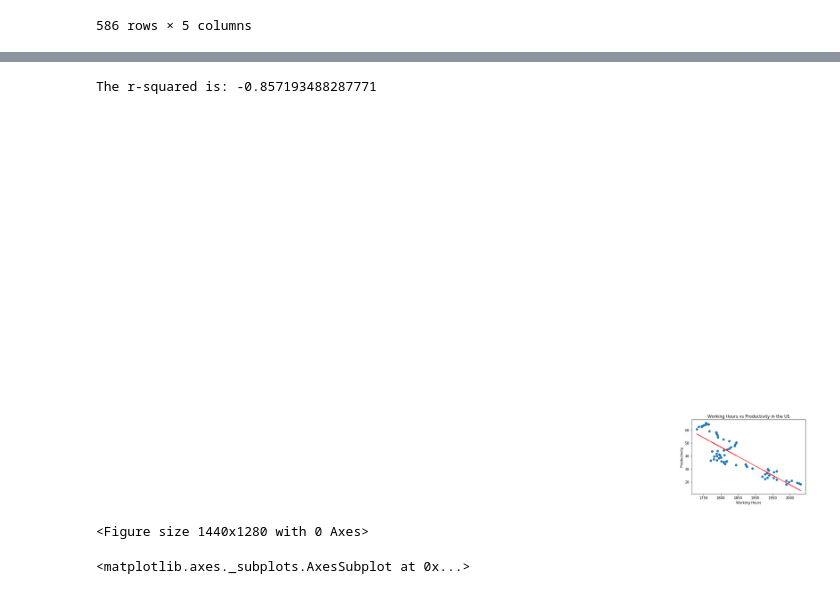
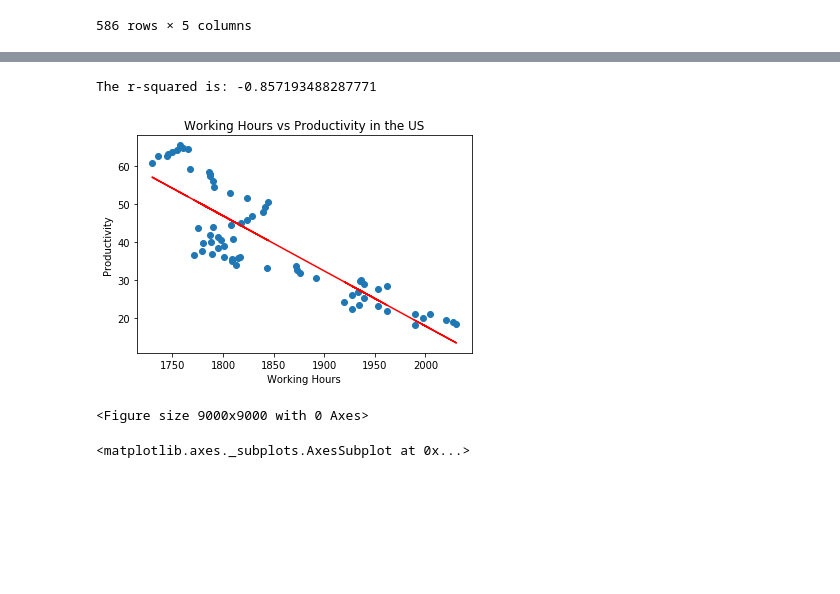
Before and after one commit to JeremyBrent/RUDS_project_1, a Jupyter notebook: economic_analysis.ipynb, the cells around one changed output, grey strips where cells are left out. Cells and saved outputs as stored; diff of their text form; code cells hidden in the pictures; blank space fills up the shorter version.

```diff
--- a/economic_analysis.ipynb
+++ b/economic_analysis.ipynb
@@ -168,29 +168,29 @@ The r-squared is: -0.5347975784820365
 # %%
 # scatter and linregression for working hours vs productivity (US only)
 # x and y values
 x_values = productivity_df.loc[productivity_df['Code']=='USA']['Work hours per persons engaged']
 y_values = productivity_df.loc[productivity_df['Code']=='USA']['Productivity']
 # linear regression values
 (slope, intercept, rvalue, pvalue, stderr) = linregress(x_values, y_values)
 regress_values = x_values * slope + intercept
 # build linear equation
 line_eq = "y = " + str(round(slope,2)) + "x + " + str(round(intercept,2))
 # build plot
 plt.scatter(x_values,y_values)
 # add linear regression line and annotate equation
 plt.plot(x_values,regress_values,"r-")
-plt.annotate(line_eq,(-0.12,300),fontsize=15,color="red")
+#plt.annotate(line_eq,(-0.12,300),fontsize=15,color="red")
 # add titles and labels
 plt.xlabel('Working Hours')
 plt.ylabel('Productivity')
 plt.title('Working Hours vs Productivity in the US')
 print(f"The r-squared is: {rvalue}")
-plt.figure(figsize=(18, 16), dpi= 80, facecolor='w', edgecolor='k')
+plt.figure(figsize=(30, 30), dpi= 300, facecolor='w', edgecolor='k')
 plt.show()
 # %% [output]
 The r-squared is: -0.857193488287771
-[figure, old version]
+[figure, new version]
-<Figure size 1440x1280 with 0 Axes>
+<Figure size 9000x9000 with 0 Axes>
 # %%
 sns.scatterplot(data=productivity_df, x='Work hours per persons engaged', y='Productivity', hue='Code')
 # %% [output]
```
Also changed, not shown: parts of 3 cells of this notebook, 1 other file.
